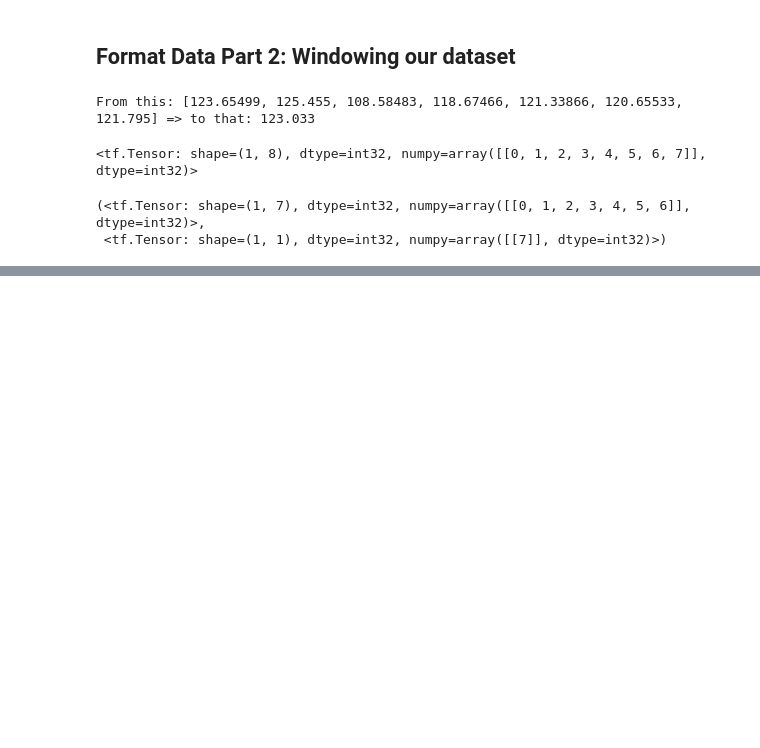
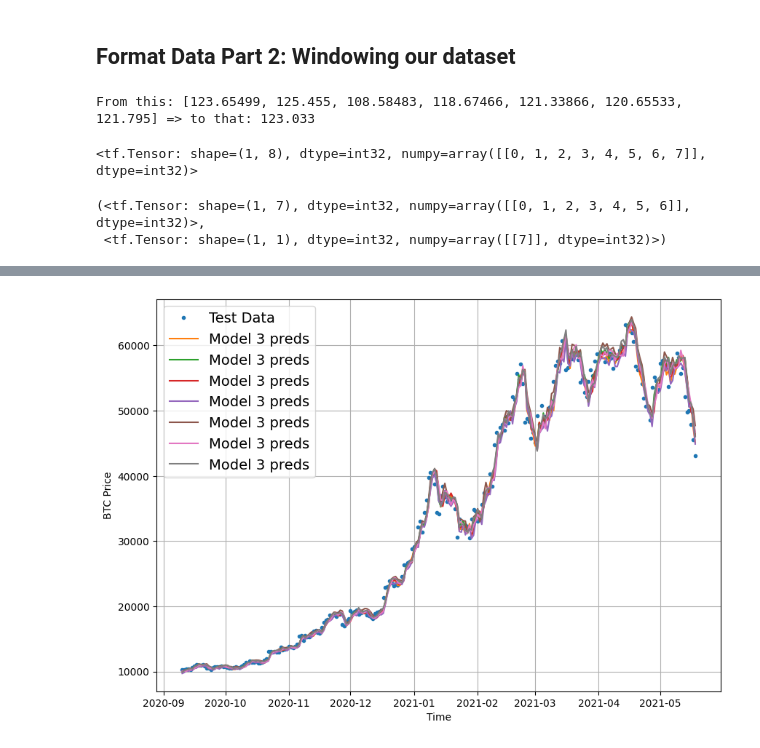
Before and after one commit to random-words/colab-notebooks, a Jupyter notebook: 10__time_series_forecasting.ipynb, the cells around one changed output, grey strips where cells are left out. Saved outputs shown, nothing was run; the diff lists cells and outputs as text; code cells hidden in the pictures; blank space fills up the shorter version.

```diff
--- a/10__time_series_forecasting.ipynb
+++ b/10__time_series_forecasting.ipynb
@@ -346,0 +763,4 @@ test_window, test_label
+# %%
+# Load best model
+model_3 = tf.keras.models.load_model("/content/model_experiments/model_3_dense.keras")
+model_3.evaluate(test_windows, test_labels)
@@ -346,0 +770,5 @@ test_window, test_label
+# %%
+# Make preds
+model_3_preds = make_preds(model_3,
+                           test_windows)
+model_3_preds[:3]
@@ -346,0 +873,10 @@ test_window, test_label
+# %%
+# Plot results
+offset = 300
+plt.figure(figsize=(10, 7))
+plot_time_series(timesteps=X_test[-len(test_windows):], values=test_labels[:, 0],
+                 start=offset, label="Test Data")
+plot_time_series(timesteps=X_test[-len(test_windows):], values=model_3_preds,
+                 start=offset, label="Model 3 preds", format="-")
+# %% [output]
+[figure, added]
```
Also changed, not shown: parts of 75 cells of this notebook.
